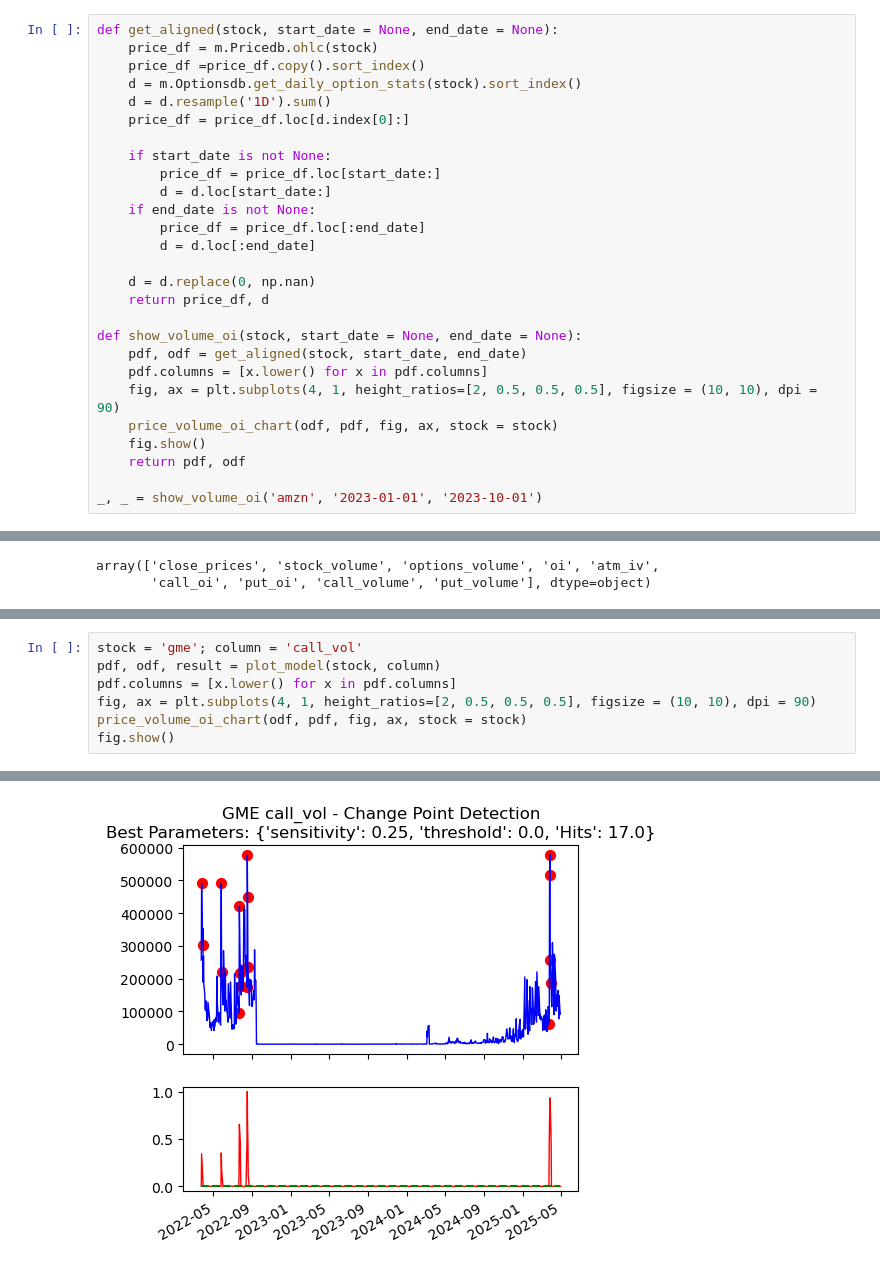
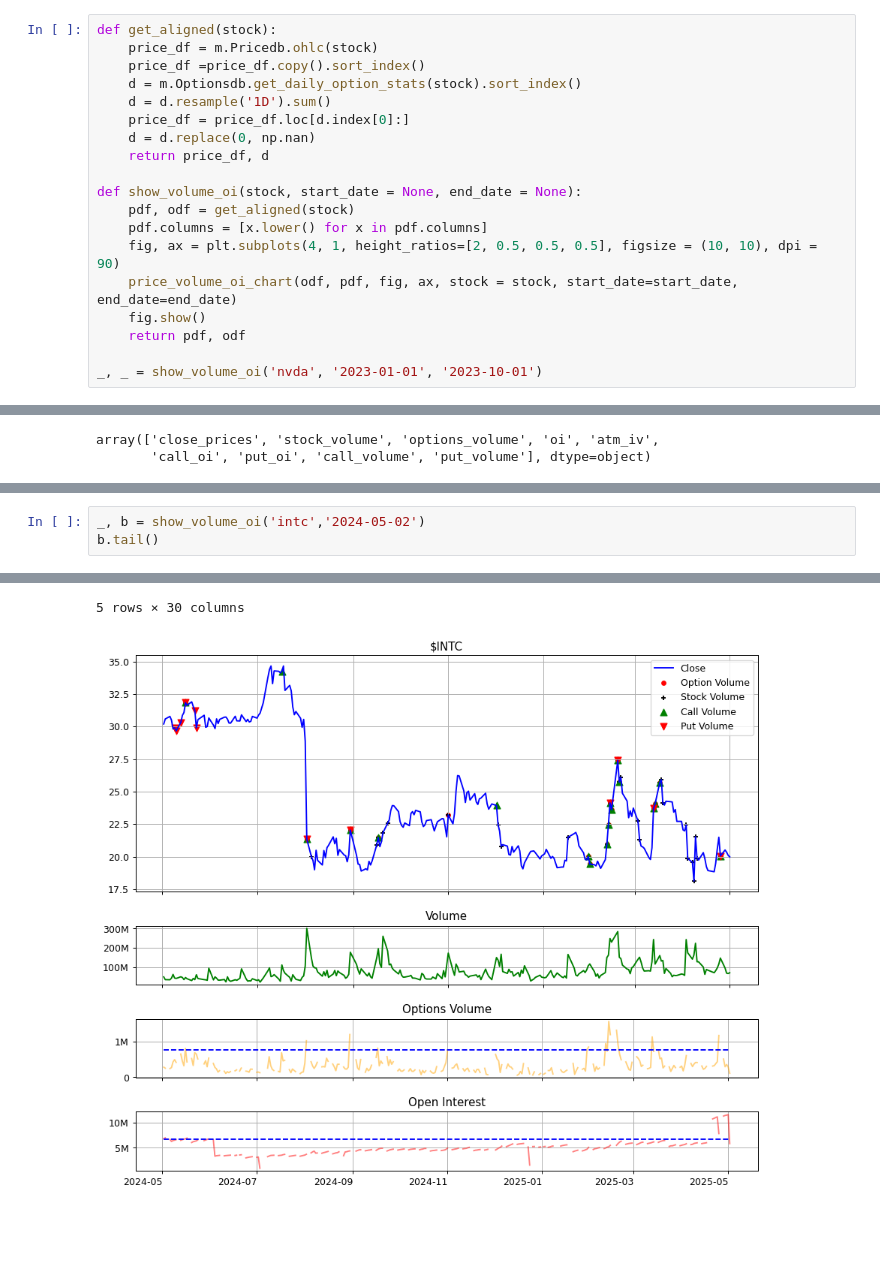
Before and after one commit to jach8/stock_watcher, a Jupyter notebook: models/trends/cd3.ipynb, the cells around one changed output, grey strips where cells are left out. Saved outputs shown, nothing was run; the diff lists cells and outputs as text; blank space fills up the shorter version.

```diff
--- a/models/trends/cd3.ipynb
+++ b/models/trends/cd3.ipynb
@@ -22,28 +22,20 @@ from bin.utils.tools import pretty_print
 # %%
-def get_aligned(stock, start_date = None, end_date = None):
+def get_aligned(stock):
     price_df = m.Pricedb.ohlc(stock)
     price_df =price_df.copy().sort_index()
     d = m.Optionsdb.get_daily_option_stats(stock).sort_index()
     d = d.resample('1D').sum()
     price_df = price_df.loc[d.index[0]:]
-
-    if start_date is not None:
-        price_df = price_df.loc[start_date:]
-        d = d.loc[start_date:]
-    if end_date is not None:
-        price_df = price_df.loc[:end_date]
-        d = d.loc[:end_date]
-
     d = d.replace(0, np.nan)
     return price_df, d
 
 def show_volume_oi(stock, start_date = None, end_date = None):
-    pdf, odf = get_aligned(stock, start_date, end_date)
+    pdf, odf = get_aligned(stock)
     pdf.columns = [x.lower() for x in pdf.columns]
     fig, ax = plt.subplots(4, 1, height_ratios=[2, 0.5, 0.5, 0.5], figsize = (10, 10), dpi = 90)
-    price_volume_oi_chart(odf, pdf, fig, ax, stock = stock)
+    price_volume_oi_chart(odf, pdf, fig, ax, stock = stock, start_date=start_date, end_date=end_date)
     fig.show()
     return pdf, odf
 
-_, _ = show_volume_oi('amzn', '2023-01-01', '2023-10-01')
+_, _ = show_volume_oi('nvda', '2023-01-01', '2023-10-01')
 # %% [output]
@@ -195,8 +196,4 @@ change_df[change_df.stock == 'gme']
 # %%
-stock = 'gme'; column = 'call_vol'
-pdf, odf, result = plot_model(stock, column)
-pdf.columns = [x.lower() for x in pdf.columns]
-fig, ax = plt.subplots(4, 1, height_ratios=[2, 0.5, 0.5, 0.5], figsize = (10, 10), dpi = 90)
-price_volume_oi_chart(odf, pdf, fig, ax, stock = stock)
-fig.show()
+_, b = show_volume_oi('intc','2024-05-02')
+b.tail()
 # %% [output]
@@ -203 +207,2 @@ fig.show()
+5 rows × 30 columns
-[figure, old version]
+[figure, new version]
```
Also changed, not shown: parts of 16 cells of this notebook, 2 other files.
